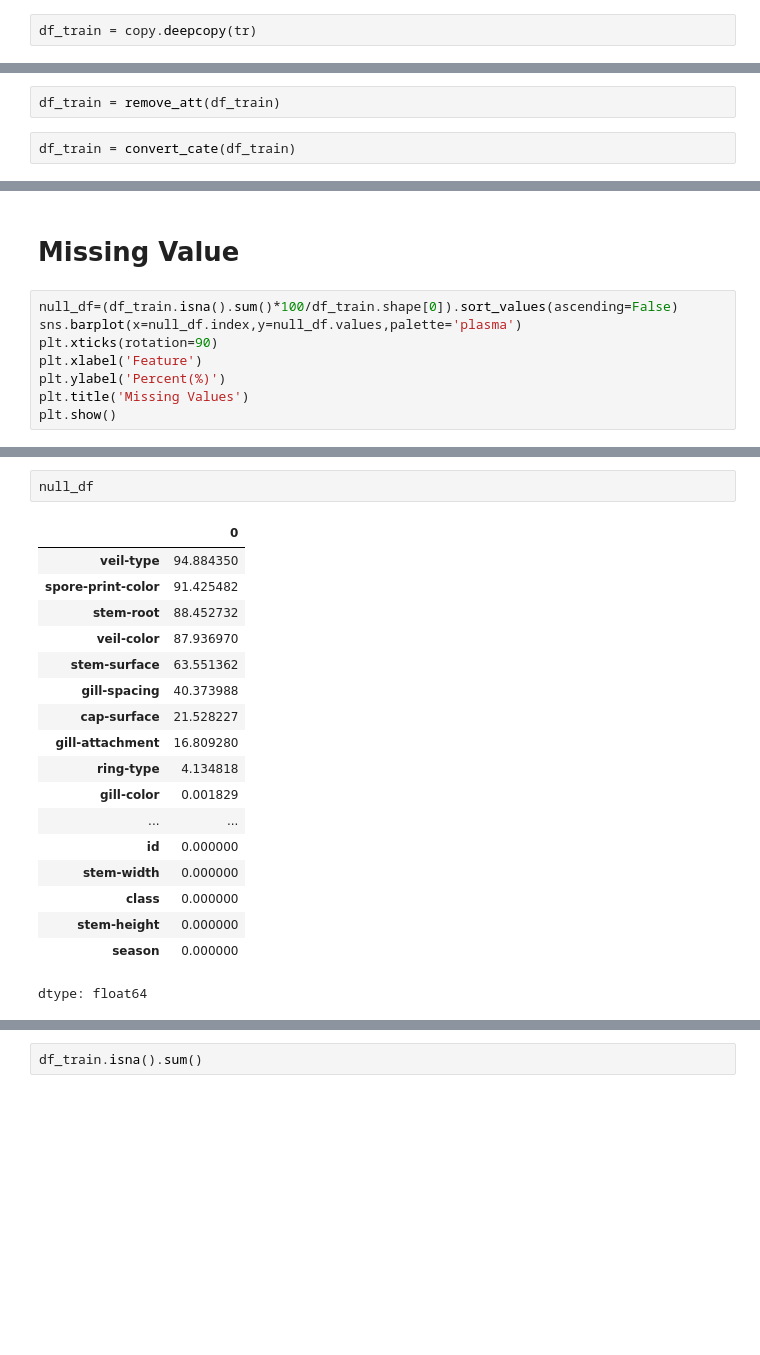
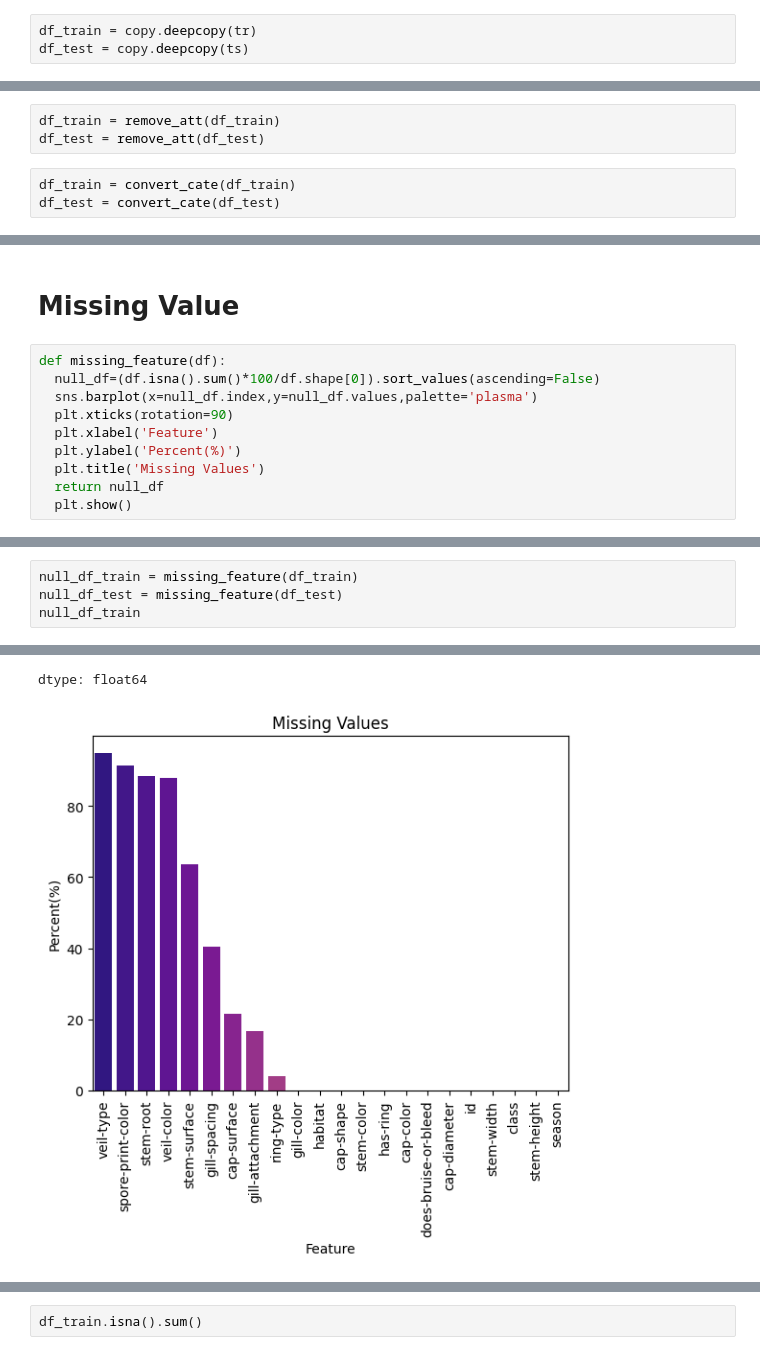
Before and after one commit to aliabdelmonam/Poisonous_Mushrooms, a Jupyter notebook: Poisonous_Mushrooms.ipynb, the cells around one changed output, grey strips where cells are left out. Drawn from its saved outputs; the diff is of its cells as text; blank space fills up the shorter version.

```diff
--- a/Poisonous_Mushrooms.ipynb
+++ b/Poisonous_Mushrooms.ipynb
@@ -53,6 +53,7 @@ dtypes: float64(3), int64(1), object(18)
 memory usage: 523.2+ MB
 # %%
 df_train = copy.deepcopy(tr)
+df_test = copy.deepcopy(ts)
 # %% [markdown]
 # **Category**
 # %%
@@ -80,7 +81,9 @@ def convert_cate (df):
   return df
 # %%
 df_train = remove_att(df_train)
+df_test = remove_att(df_test)
 # %%
 df_train = convert_cate(df_train)
+df_test = convert_cate(df_test)
 # %%
 subclass_details(df_train)
@@ -105,10 +133,12 @@ Name: count, dtype: int64
 # %% [markdown]
 # **Missing Value**
 # %%
-null_df=(df_train.isna().sum()*100/df_train.shape[0]).sort_values(ascending=False)
-sns.barplot(x=null_df.index,y=null_df.values,palette='plasma')
-plt.xticks(rotation=90)
-plt.xlabel('Feature')
-plt.ylabel('Percent(%)')
-plt.title('Missing Values')
-plt.show()
+def missing_feature(df):
+  null_df=(df.isna().sum()*100/df.shape[0]).sort_values(ascending=False)
+  sns.barplot(x=null_df.index,y=null_df.values,palette='plasma')
+  plt.xticks(rotation=90)
+  plt.xlabel('Feature')
+  plt.ylabel('Percent(%)')
+  plt.title('Missing Values')
+  return null_df
+  plt.show()
@@ -120,21 +145,5 @@ Passing `palette` without assigning `hue` is deprecated and will be removed in v
-# %%
-null_df
-# %% [output]
-|  | 0 |
-| veil-type | 94.884350 |
-| spore-print-color | 91.425482 |
-| stem-root | 88.452732 |
-| veil-color | 87.936970 |
-| stem-surface | 63.551362 |
-| gill-spacing | 40.373988 |
-| cap-surface | 21.528227 |
-| gill-attachment | 16.809280 |
-| ring-type | 4.134818 |
-| gill-color | 0.001829 |
-| ... | ... |
-| id | 0.000000 |
-| stem-width | 0.000000 |
-| class | 0.000000 |
-| stem-height | 0.000000 |
-| season | 0.000000 |
-dtype: float64
+# %%
+null_df_train = missing_feature(df_train)
+null_df_test = missing_feature(df_test)
+null_df_train
+# %% [output]
@@ -141 +174,3 @@ dtype: float64
+dtype: float64
+[figure, added]
 # %%
```
Also changed, not shown: parts of 34 cells of this notebook.
